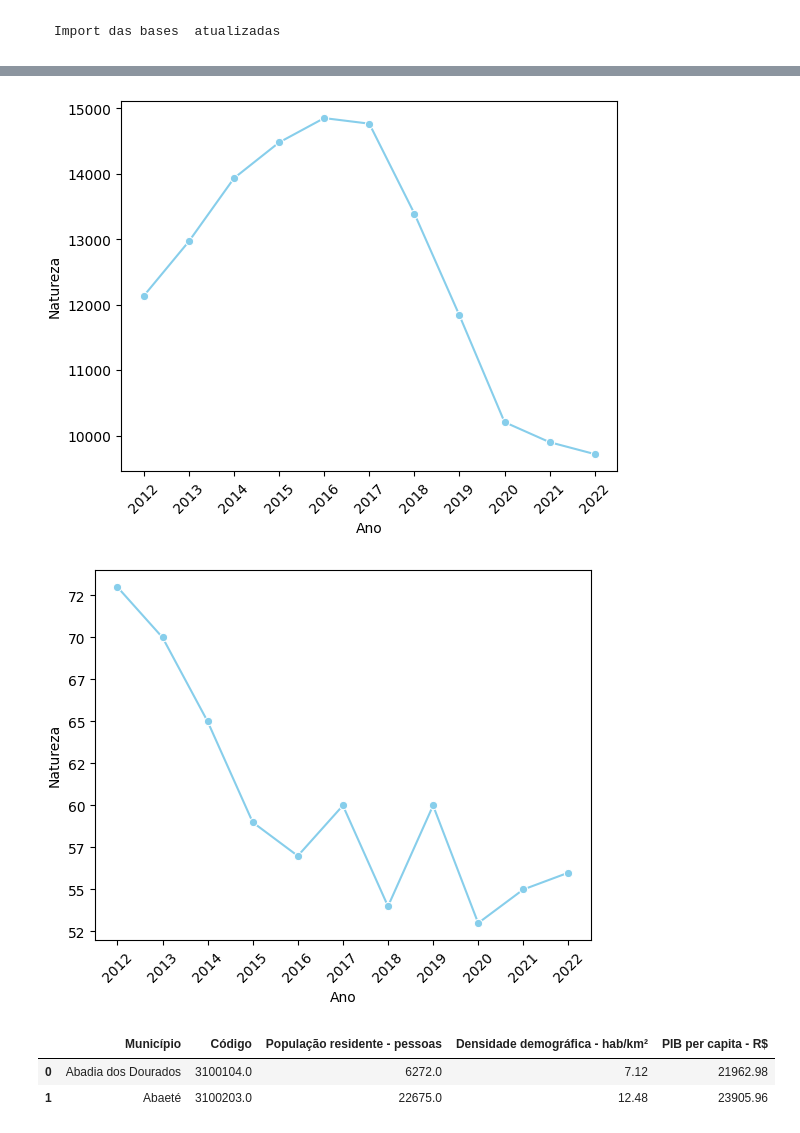
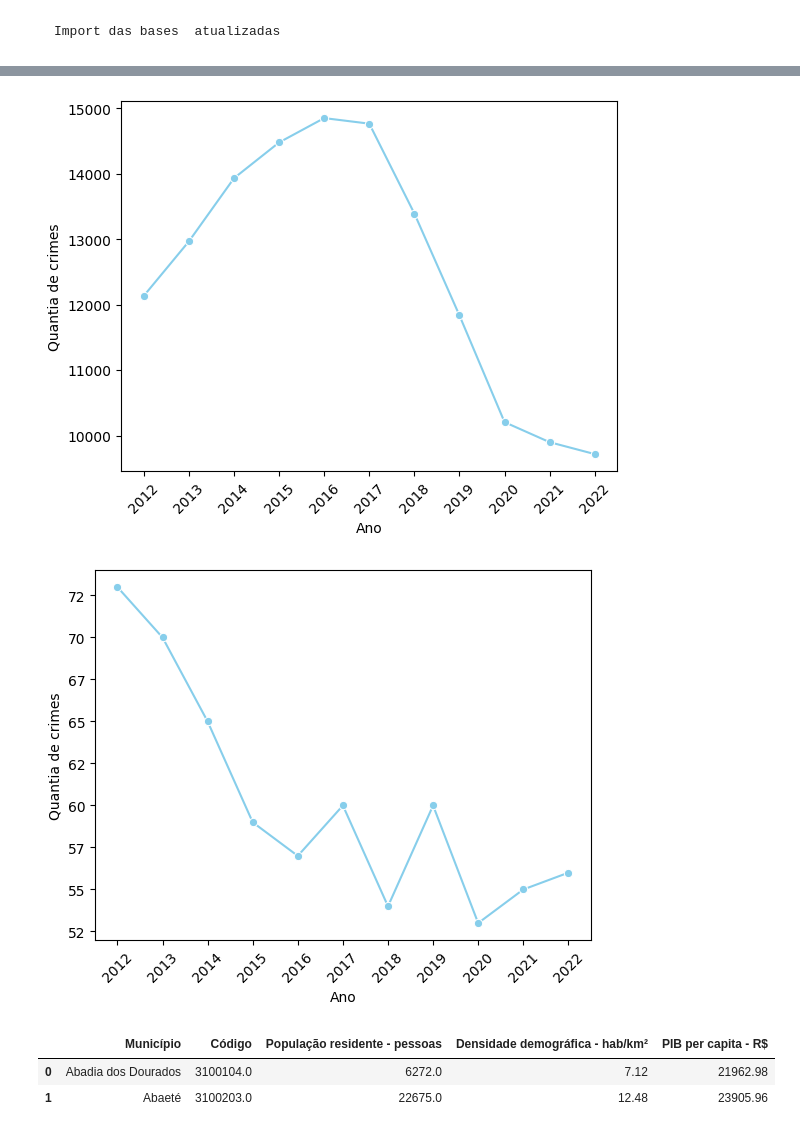
Before and after one commit to olzmooraes/PAC, a Jupyter notebook: pac-4.ipynb, the cells around one changed output, grey strips where cells are left out. Cells and saved outputs as stored; diff of their text form; code cells hidden in the pictures.

```diff
--- a/pac-4.ipynb
+++ b/pac-4.ipynb
@@ -108,22 +110,24 @@ Período de 2018 até 2022.
 852 rows × 1 columns
 # %%
 dadosRegistro = dadosBrutos[(dadosBrutos['Registros'] > 0) & (dadosBrutos['Ano'] < 2023)]
-tempoCrimes = dadosRegistro.groupby('Ano')[['Natureza']].count()
+dadosRegistro = dadosRegistro.rename(columns={'Natureza': 'Quantia de crimes'})
+tempoCrimes = dadosRegistro.groupby('Ano')[['Quantia de crimes']].count()
 tempoCrimesFinal = tempoCrimes.sort_values('Ano',ascending=True)
 # display(tempoCrimesFinal)
 
-sns.lineplot(data=tempoCrimesFinal, x='Ano', y='Natureza', marker='o', color='skyblue')
+sns.lineplot(data=tempoCrimesFinal, x='Ano', y='Quantia de crimes', marker='o', color='skyblue')
 plt.xticks(tempoCrimesFinal.index, rotation=45)
 plt.show()
 # %% [output]
-[figure, old version]
+[figure, new version]
 # %%
 
 nome_do_municipio = "MURIAE"
 filtradosMuriae = dadosRegistro.query('Município == @nome_do_municipio')
-agrupadosMuriae = filtradosMuriae.groupby('Ano')[['Natureza']].count().round(0).astype(int)
+filtradosMuriae = filtradosMuriae.rename(columns={'Natureza': 'Quantia de crimes'})
+agrupadosMuriae = filtradosMuriae.groupby('Ano')[['Quantia de crimes']].count().round(0).astype(int)
 
-sns.lineplot(data=agrupadosMuriae, x='Ano', y='Natureza', marker='o', color='skyblue')
+sns.lineplot(data=agrupadosMuriae, x='Ano', y='Quantia de crimes', marker='o', color='skyblue')
 plt.xticks(agrupadosMuriae.index, rotation=45)
 
 ax = plt.gca()
@@ -131,7 +135,7 @@ ax.yaxis.set_major_formatter(FuncFormatter(lambda x, _: int(x)))
 
 plt.show()
 # %% [output]
-[figure, old version]
+[figure, new version]
 # %%
 base = base.rename(columns={'Município [-]': 'Município','Código [-]':'Código','População residente - pessoas [2022]':'População residente - pessoas','Densidade demográfica - hab/km² [2022]':'Densidade demográfica - hab/km²','PIB per capita - R$ [2020]':'PIB per capita - R$'})
 
```
Also changed, not shown: parts of 4 cells of this notebook.
